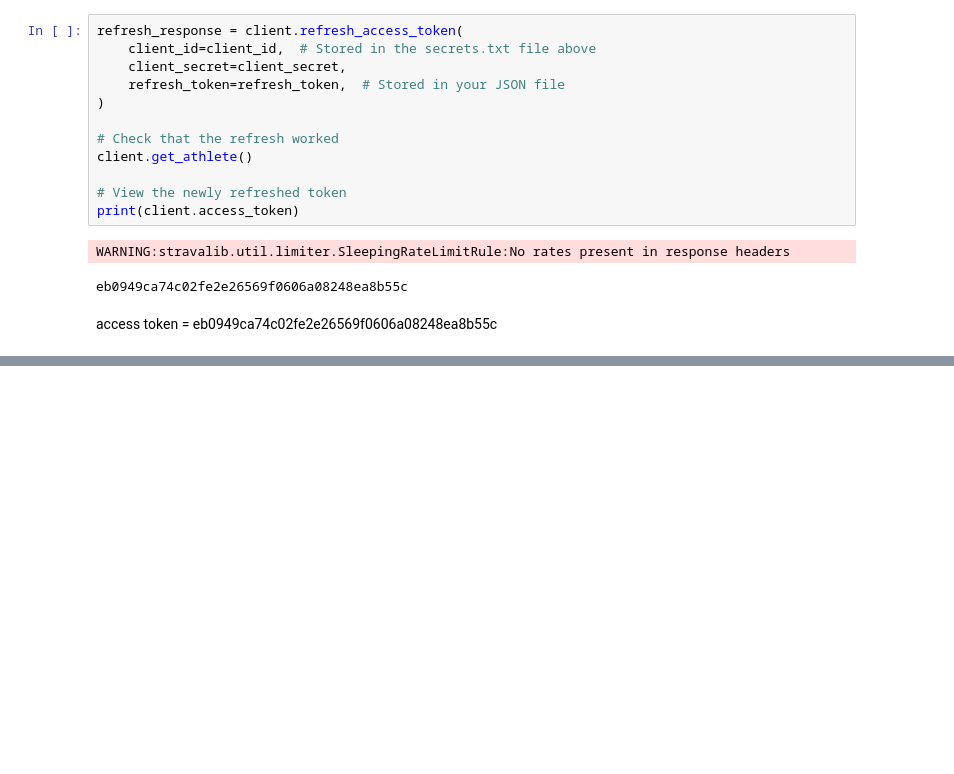
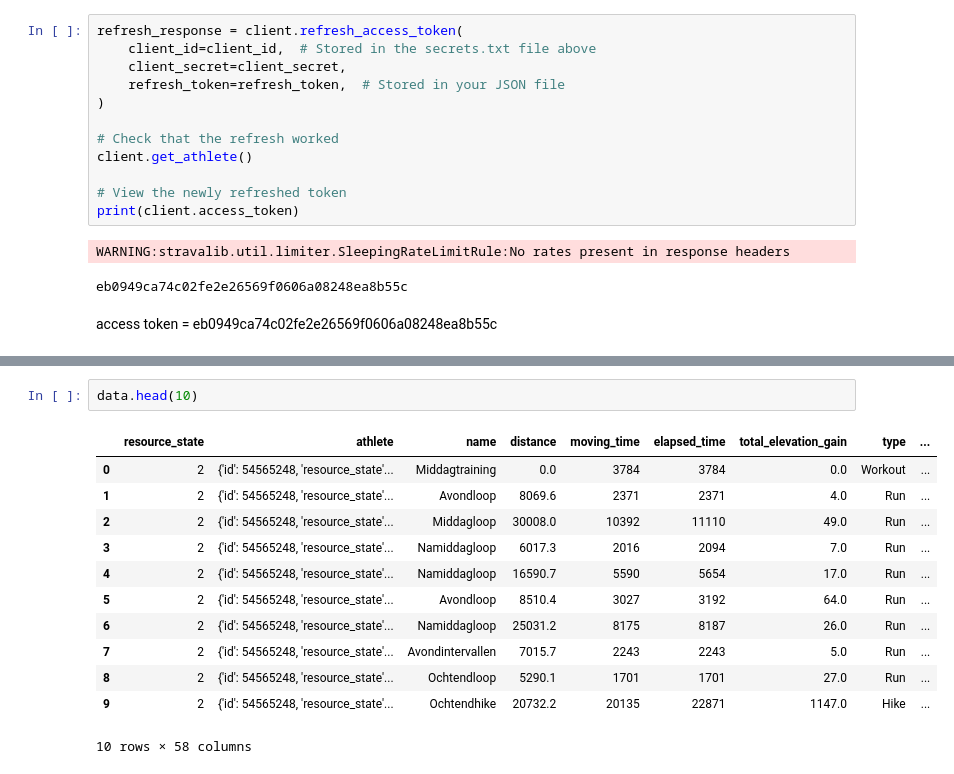
Before and after one commit to ldockx/my-first-data-engineering-project, a Jupyter notebook: first_data_engineering_effort.ipynb, the cells around one changed output, grey strips where cells are left out. Saved outputs shown, nothing was run; the diff lists cells and outputs as text; blank space fills up the shorter version.

```diff
--- a/first_data_engineering_effort.ipynb
+++ b/first_data_engineering_effort.ipynb
@@ -295,0 +370,15 @@ if __name__ == "__main__":
+# %%
+data.head(10)
+# %% [output]
+|  | resource_state | athlete | name | distance | moving_time | elapsed_time | total_elevation_gain | type | ... |
+| 0 | 2 | {'id': 54565248, 'resource_state'... | Middagtraining | 0.0 | 3784 | 3784 | 0.0 | Workout | ... |
+| 1 | 2 | {'id': 54565248, 'resource_state'... | Avondloop | 8069.6 | 2371 | 2371 | 4.0 | Run | ... |
+| 2 | 2 | {'id': 54565248, 'resource_state'... | Middagloop | 30008.0 | 10392 | 11110 | 49.0 | Run | ... |
+| 3 | 2 | {'id': 54565248, 'resource_state'... | Namiddagloop | 6017.3 | 2016 | 2094 | 7.0 | Run | ... |
+| 4 | 2 | {'id': 54565248, 'resource_state'... | Namiddagloop | 16590.7 | 5590 | 5654 | 17.0 | Run | ... |
+| 5 | 2 | {'id': 54565248, 'resource_state'... | Avondloop | 8510.4 | 3027 | 3192 | 64.0 | Run | ... |
+| 6 | 2 | {'id': 54565248, 'resource_state'... | Namiddagloop | 25031.2 | 8175 | 8187 | 26.0 | Run | ... |
+| 7 | 2 | {'id': 54565248, 'resource_state'... | Avondintervallen | 7015.7 | 2243 | 2243 | 5.0 | Run | ... |
+| 8 | 2 | {'id': 54565248, 'resource_state'... | Ochtendloop | 5290.1 | 1701 | 1701 | 27.0 | Run | ... |
+| 9 | 2 | {'id': 54565248, 'resource_state'... | Ochtendhike | 20732.2 | 20135 | 22871 | 1147.0 | Hike | ... |
+10 rows × 58 columns
```
Also changed, not shown: parts of 6 cells of this notebook.
